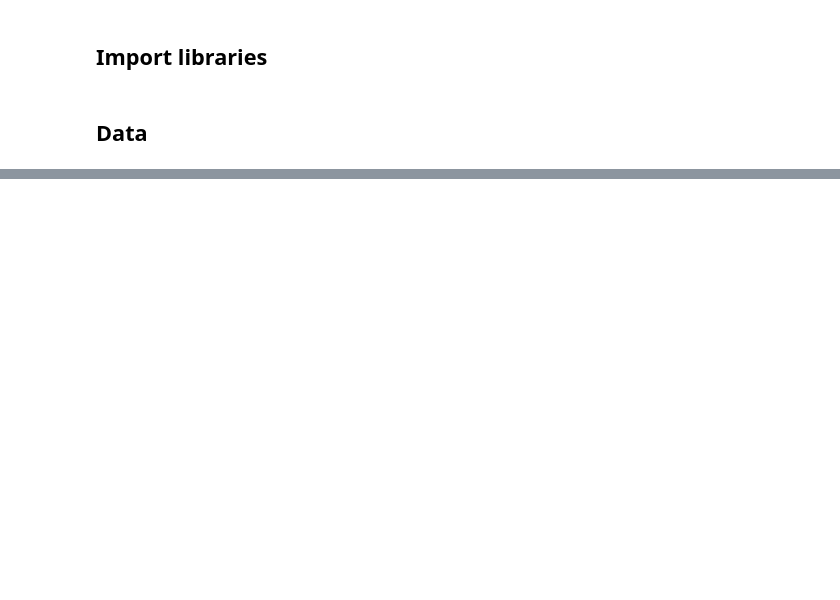
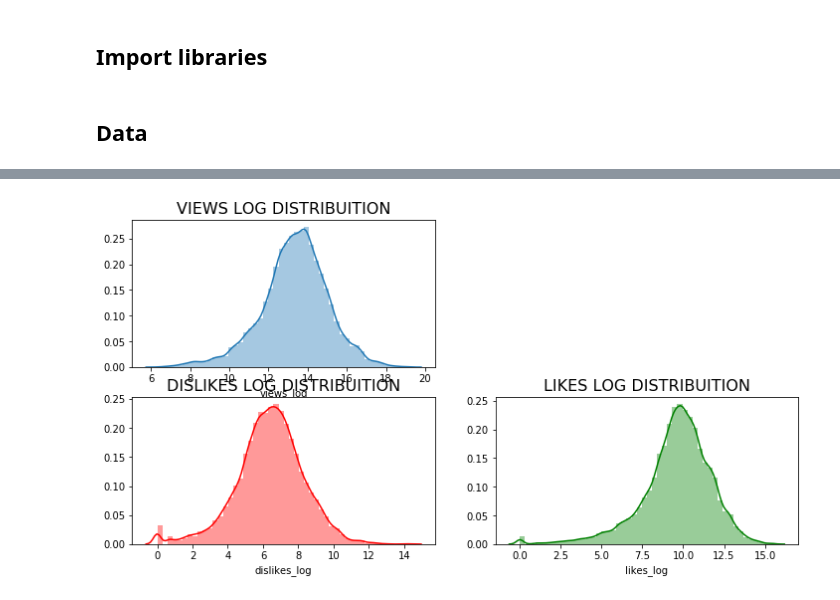
Before and after one commit to Tann10/YouTube, a Jupyter notebook: data-mining/EDA.ipynb, the cells around one changed output, grey strips where cells are left out. Cells and saved outputs as stored; diff of their text form; code cells hidden in the pictures; blank space fills up the shorter version.

Commit message:
added graphs

```diff
--- a/data-mining/EDA.ipynb
+++ b/data-mining/EDA.ipynb
@@ -30,0 +71,4 @@ unprocessed_df.head(2)
+# %%
+unprocessed_df[['views_log', 'dislikes_log', 'likes_log']] = np.log(unprocessed_df[['views', 'dislikes', 'likes']] +1)
+
+unprocessed_df.head(2)
@@ -30,0 +79,17 @@ unprocessed_df.head(2)
+# %%
+plt.figure(figsize = (12,6))
+plt.subplot(221)
+g1 = sns.distplot(unprocessed_df['views_log'])
+g1.set_title("VIEWS LOG DISTRIBUITION", fontsize=16)
+
+plt.subplot(224)
+g2 = sns.distplot(unprocessed_df['likes_log'],color='green')
+g2.set_title('LIKES LOG DISTRIBUITION', fontsize=16)
+
+plt.subplot(223)
+g3 = sns.distplot(unprocessed_df['dislikes_log'], color='r')
+g3.set_title("DISLIKES LOG DISTRIBUITION", fontsize=16)
+
+plt.show()
+# %% [output]
+[figure, added]
```
Also changed, not shown: parts of 5 cells of this notebook.
